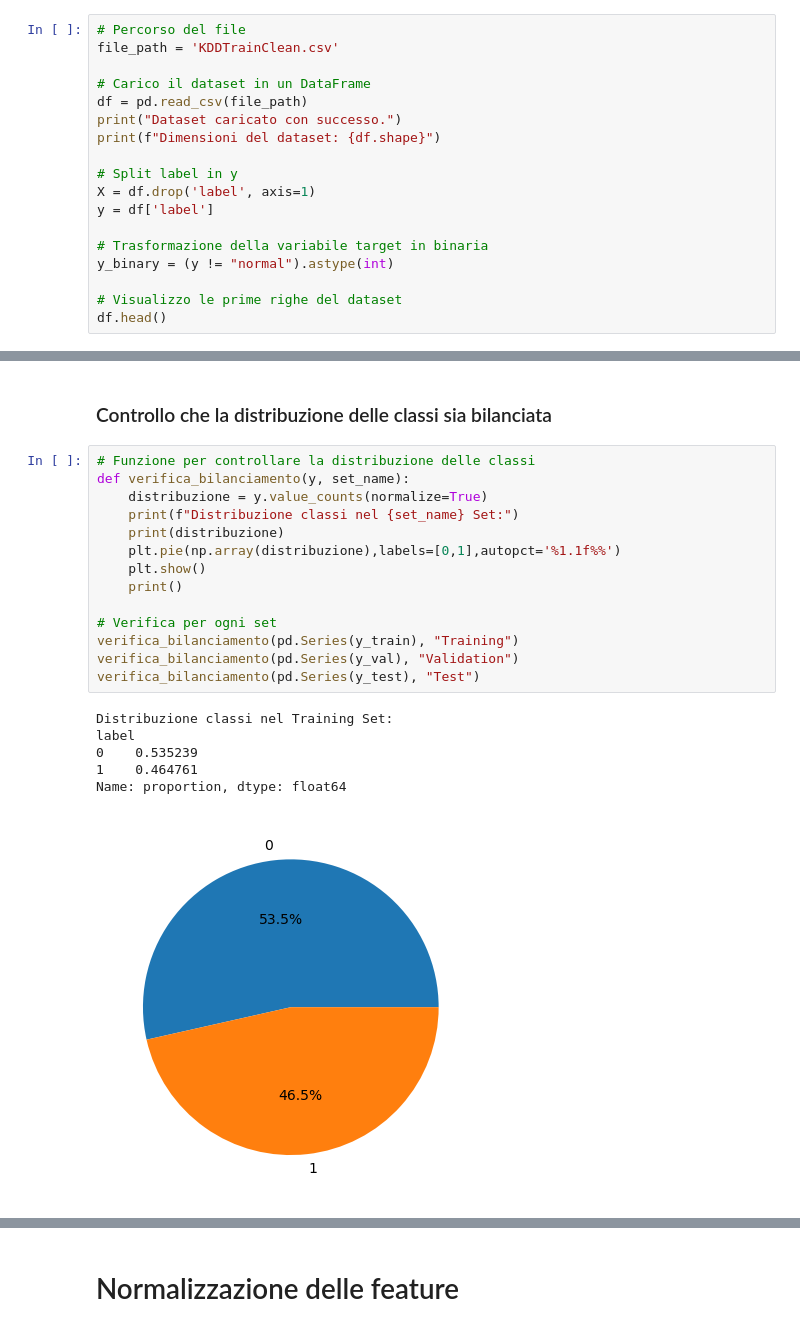
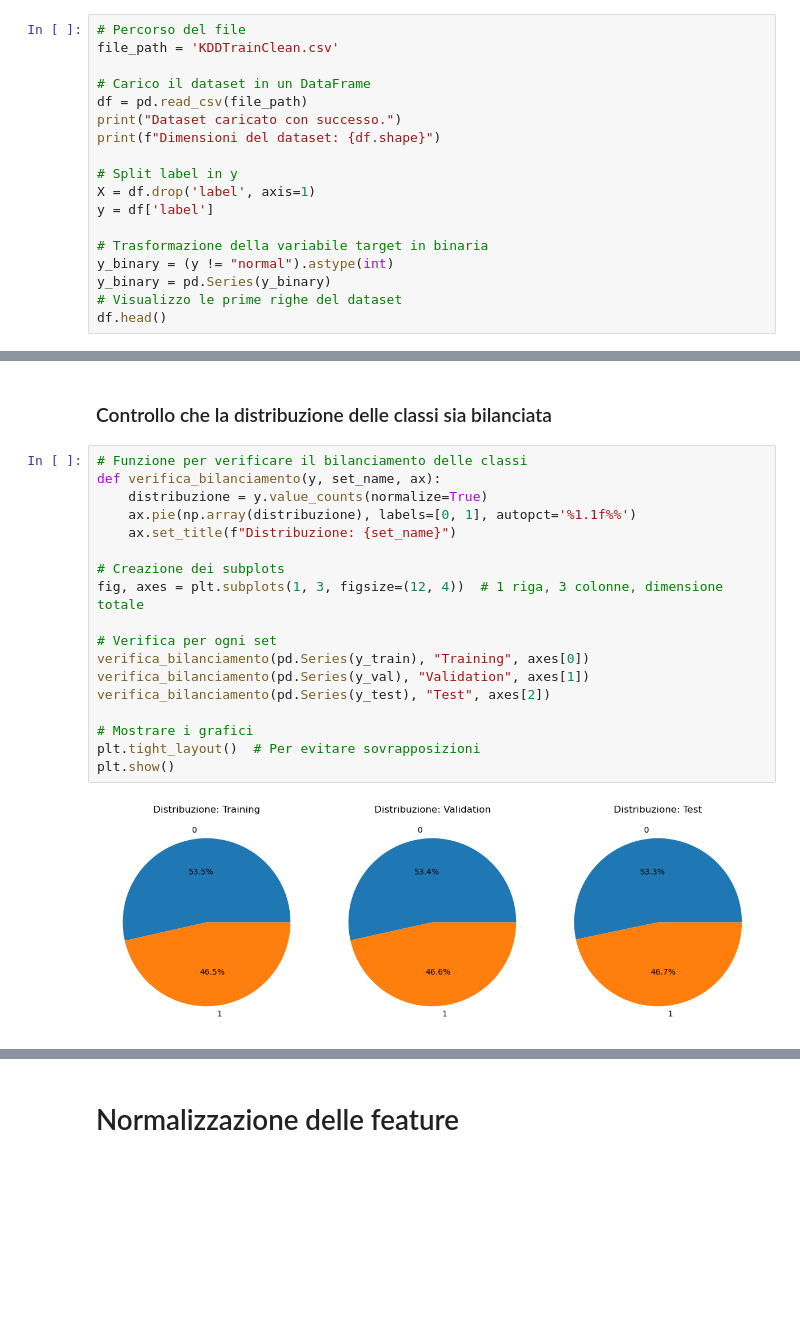
Before and after one commit to Alessio1100/ML_Intrusion_Detection, a Jupyter notebook: Intrusion_Detection_Binary.ipynb, the cells around one changed output, grey strips where cells are left out. Saved outputs shown, nothing was run; the diff lists cells and outputs as text; blank space fills up the shorter version.

```diff
--- a/Intrusion_Detection_Binary.ipynb
+++ b/Intrusion_Detection_Binary.ipynb
@@ -35,7 +53,7 @@ y = df['label']
 
 # Trasformazione della variabile target in binaria
 y_binary = (y != "normal").astype(int)
-
+y_binary = pd.Series(y_binary)
 # Visualizzo le prime righe del dataset
 df.head()
 # %% [output]
@@ -232,23 +233,22 @@ X_train, X_val, y_train, y_val = train_test_split(X_temp, y_temp, test_size=0.25
 # %% [markdown]
 ### Controllo che la distribuzione delle classi sia bilanciata
 # %%
-# Funzione per controllare la distribuzione delle classi
-def verifica_bilanciamento(y, set_name):
+# Funzione per verificare il bilanciamento delle classi
+def verifica_bilanciamento(y, set_name, ax):
     distribuzione = y.value_counts(normalize=True)
-    print(f"Distribuzione classi nel {set_name} Set:")
-    print(distribuzione)
-    plt.pie(np.array(distribuzione),labels=[0,1],autopct='%1.1f%%')
-    plt.show()
-    print()
+    ax.pie(np.array(distribuzione), labels=[0, 1], autopct='%1.1f%%')
+    ax.set_title(f"Distribuzione: {set_name}")
+
+# Creazione dei subplots
+fig, axes = plt.subplots(1, 3, figsize=(12, 4))  # 1 riga, 3 colonne, dimensione totale
 
 # Verifica per ogni set
-verifica_bilanciamento(pd.Series(y_train), "Training")
-verifica_bilanciamento(pd.Series(y_val), "Validation")
-verifica_bilanciamento(pd.Series(y_test), "Test")
+verifica_bilanciamento(pd.Series(y_train), "Training", axes[0])
+verifica_bilanciamento(pd.Series(y_val), "Validation", axes[1])
+verifica_bilanciamento(pd.Series(y_test), "Test", axes[2])
+
+# Mostrare i grafici
+plt.tight_layout()  # Per evitare sovrapposizioni
+plt.show()
 # %% [output]
-Distribuzione classi nel Training Set:
-label
-0    0.535239
-1    0.464761
-Name: proportion, dtype: float64
-[figure, old version]
+[figure, new version]
```
Also changed, not shown: parts of 35 cells of this notebook.
